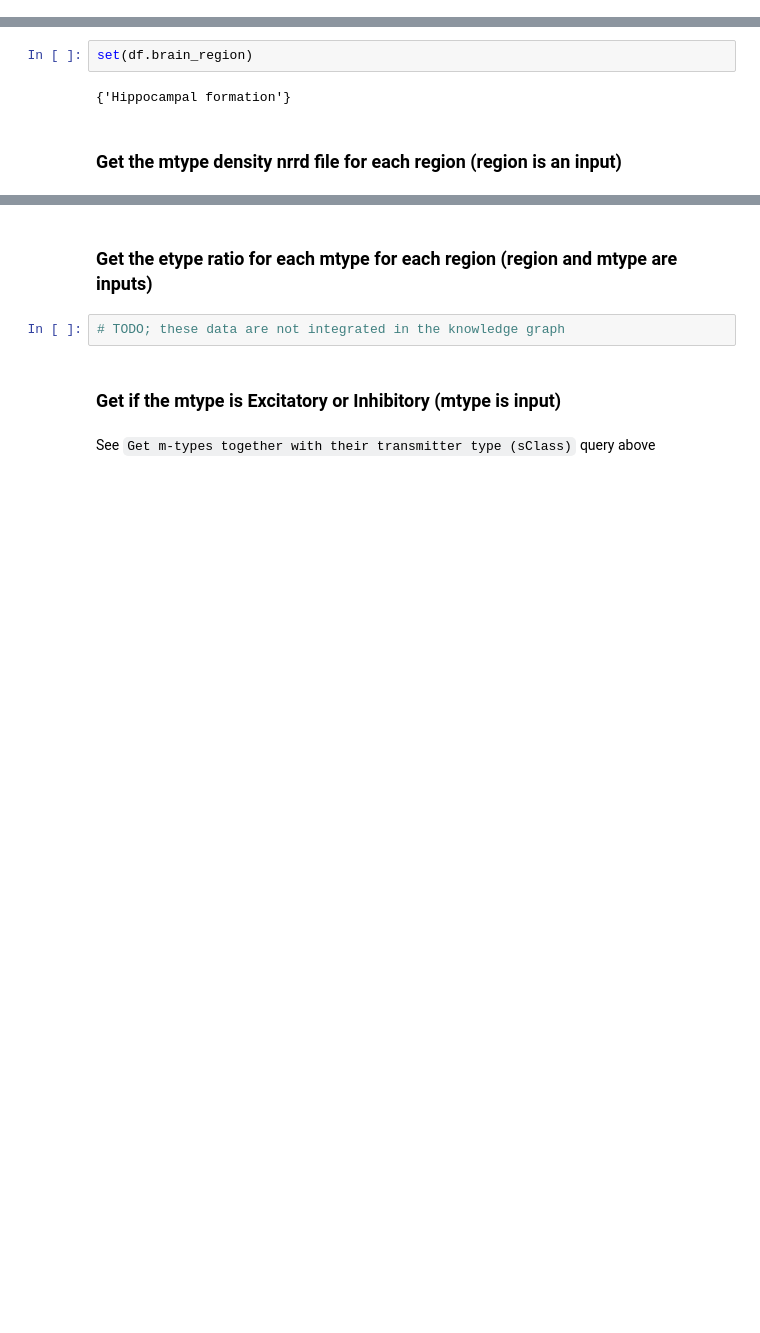
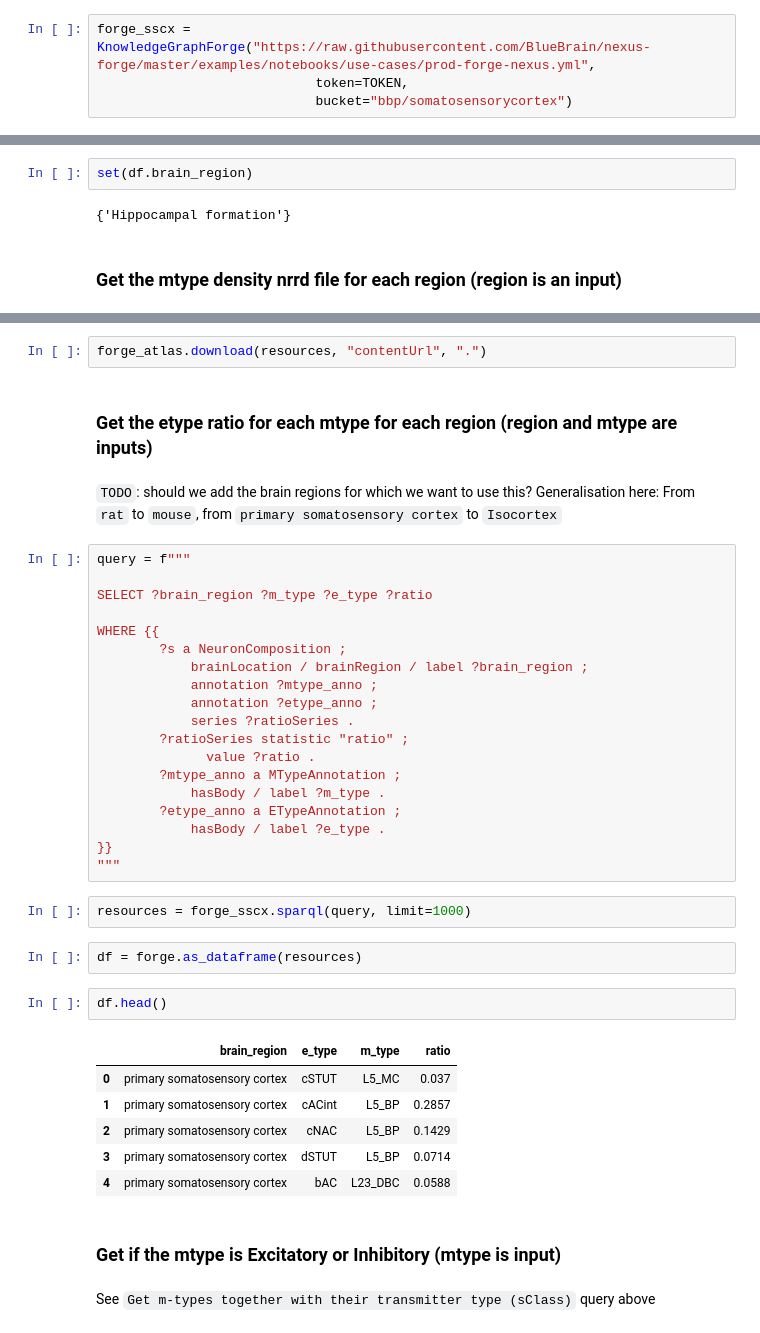
Before and after one commit to BlueBrain/brain-modeling-ontology, a Jupyter notebook: examples/notebooks/Query Cell Types Ontology.ipynb, the cells around one changed output, grey strips where cells are left out. Saved outputs shown, nothing was run; the diff lists cells and outputs as text; blank space fills up the shorter version.

Commit message:
Added new queries to the Cell Types Query notebook

```diff
--- a/examples/notebooks/Query Cell Types Ontology.ipynb
+++ b/examples/notebooks/Query Cell Types Ontology.ipynb
@@ -31,6 +31,10 @@ forge_atlas = KnowledgeGraphForge("https://raw.githubusercontent.com/BlueBrain/n
                             token=TOKEN,
                             # endpoint="https://staging.nise.bbp.epfl.ch/nexus/v1",
                             bucket="bbp/atlas")
+# %%
+forge_sscx = KnowledgeGraphForge("https://raw.githubusercontent.com/BlueBrain/nexus-forge/master/examples/notebooks/use-cases/prod-forge-nexus.yml",
+                            token=TOKEN,
+                            bucket="bbp/somatosensorycortex")
 # %% [markdown]
 ## Ontologies
 # %% [markdown]
@@ -583,7 +613,41 @@ set(df.brain_region)
+# %%
+forge_atlas.download(resources, "contentUrl", ".")
 # %% [markdown]
 ### Get the etype ratio for each mtype for each region (region and mtype are inputs)
-# %%
-# TODO; these data are not integrated in the knowledge graph
+# %% [markdown]
+`TODO`: should we add the brain regions for which we want to use this? Generalisation here: From `rat` to `mouse`, from `primary somatosensory cortex` to `Isocortex`
+# %%
+query = f"""
+
+SELECT ?brain_region ?m_type ?e_type ?ratio
+
+WHERE {{
+        ?s a NeuronComposition ;
+            brainLocation / brainRegion / label ?brain_region ;
+            annotation ?mtype_anno ;
+            annotation ?etype_anno ;
+            series ?ratioSeries .
+        ?ratioSeries statistic "ratio" ;
+              value ?ratio .
+        ?mtype_anno a MTypeAnnotation ;
+            hasBody / label ?m_type .
+        ?etype_anno a ETypeAnnotation ;
+            hasBody / label ?e_type .
+}}
+"""
+# %%
+resources = forge_sscx.sparql(query, limit=1000)
+# %%
+df = forge.as_dataframe(resources)
+# %%
+df.head()
+# %% [output]
+|  | brain_region | e_type | m_type | ratio |
+| 0 | primary somatosensory cortex | cSTUT | L5_MC | 0.037 |
+| 1 | primary somatosensory cortex | cACint | L5_BP | 0.2857 |
+| 2 | primary somatosensory cortex | cNAC | L5_BP | 0.1429 |
+| 3 | primary somatosensory cortex | dSTUT | L5_BP | 0.0714 |
+| 4 | primary somatosensory cortex | bAC | L23_DBC | 0.0588 |
 # %% [markdown]
 ### Get if the mtype is Excitatory or Inhibitory (mtype is input)
 # %% [markdown]
```
Also changed, not shown: parts of 6 cells of this notebook.
